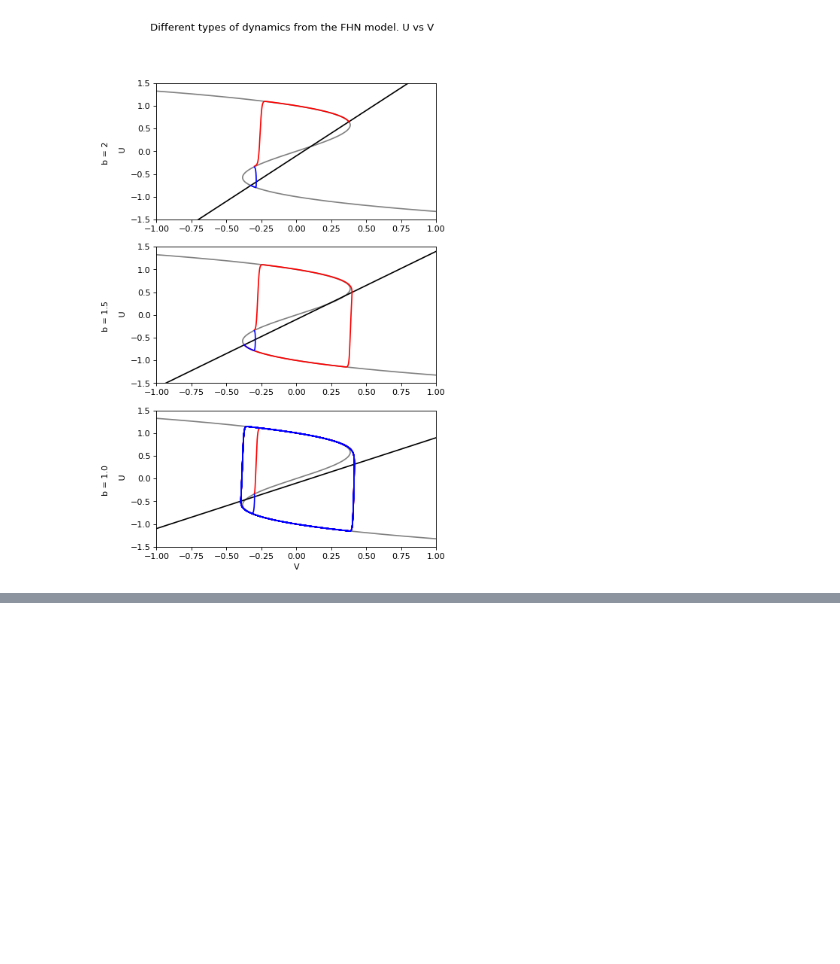
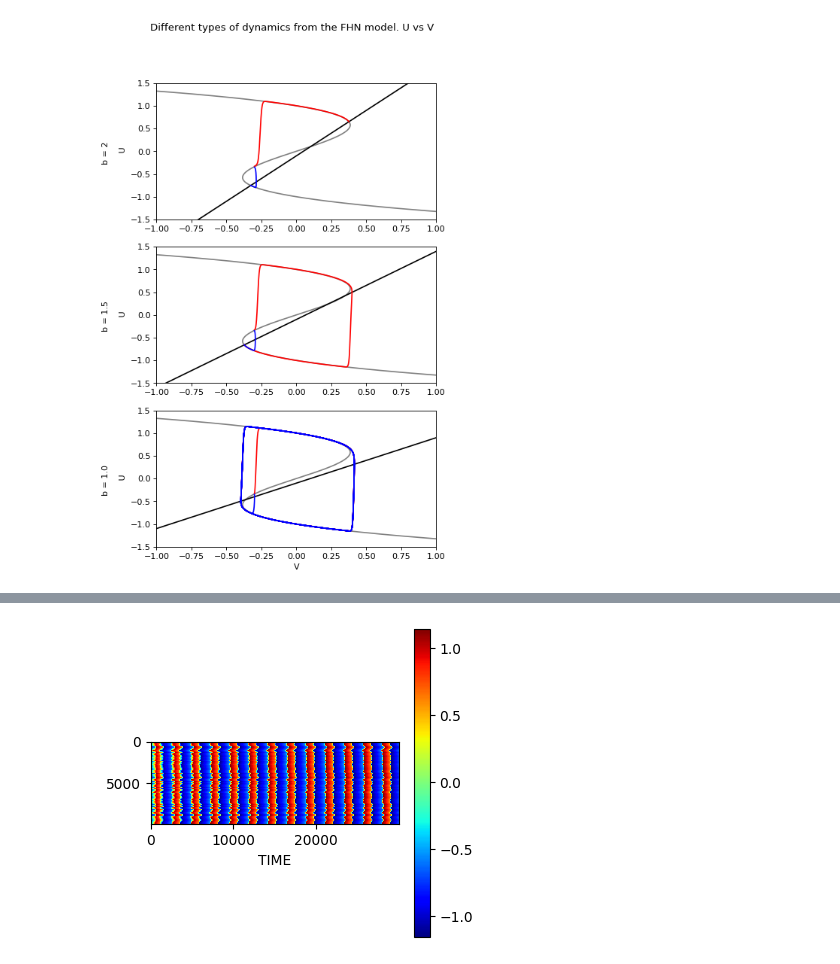
Before and after one commit to max-hence/projet_bs1, a Jupyter notebook: testing.ipynb, the cells around one changed output, grey strips where cells are left out. Saved outputs shown, nothing was run; the diff lists cells and outputs as text; code cells hidden in the pictures; blank space fills up the shorter version.

```diff
--- a/testing.ipynb
+++ b/testing.ipynb
@@ -104,0 +108,14 @@ plt.show()
+# %%
+import matplotlib.pyplot as plt
+from modelling import self_organized
+
+fig, ax = plt.subplots(figsize=(4, 4))
+mat_U = self_organized(width=10000, time=30000)
+
+
+im = ax.imshow(mat_U, cmap='jet')
+plt.colorbar(im)
+plt.xlabel('TIME')
+plt.show()
+# %% [output]
+[figure, added]
```
Also changed, not shown: parts of 2 cells of this notebook, 1 other file.
